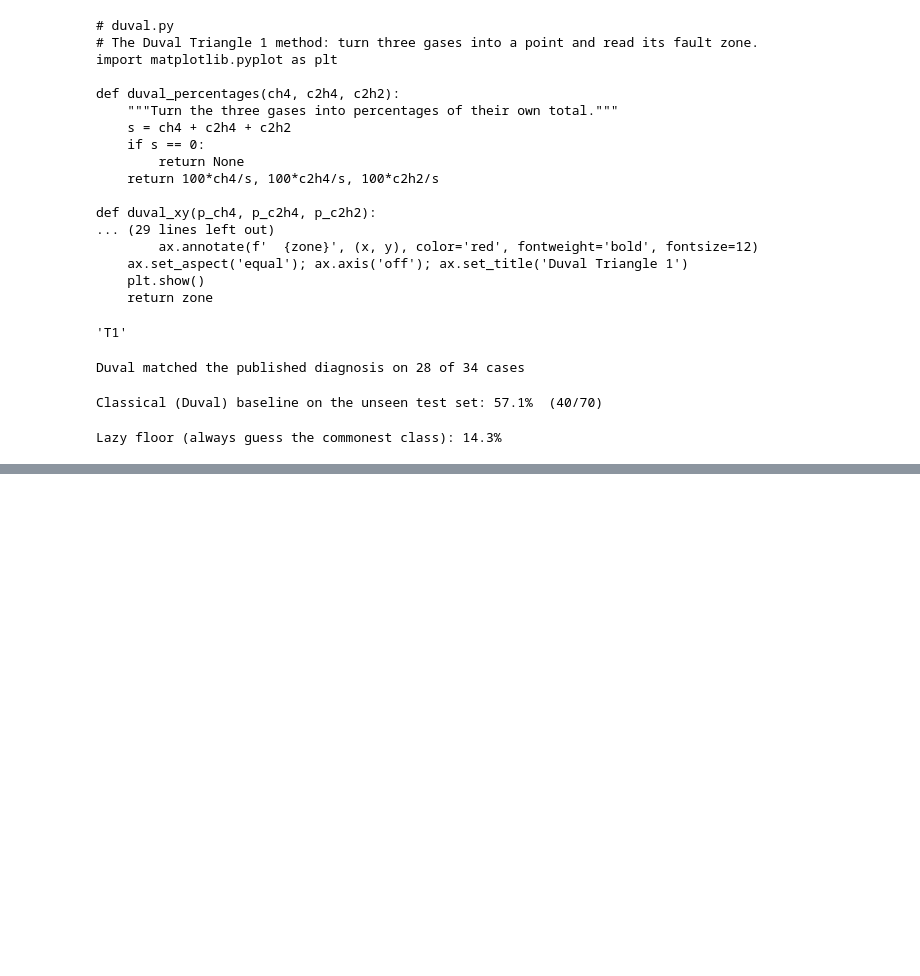
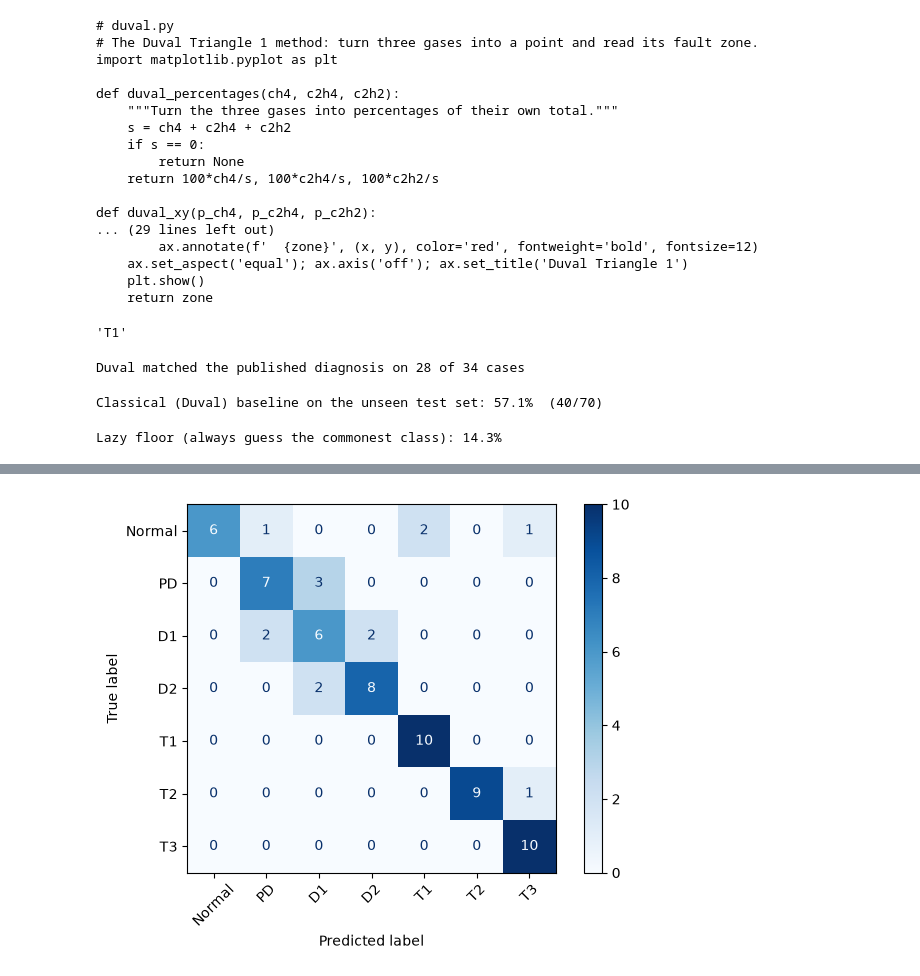
Before and after one commit to AR0714/transformer-health-dga, a Jupyter notebook: notebooks/01_load_and_look.ipynb, the cells around one changed output, grey strips where cells are left out. Saved outputs shown, nothing was run; the diff lists cells and outputs as text; code cells hidden in the pictures; blank space fills up the shorter version.

```diff
--- a/notebooks/01_load_and_look.ipynb
+++ b/notebooks/01_load_and_look.ipynb
@@ -195,0 +209,8 @@ Lazy floor (always guess the commonest class): 14.3%
+# %%
+train = pd.read_excel('../data/DGA_train.xlsx')
+X = build_features(train)      # the clues (features)
+y = train['Fault class']       # the answers (labels)
+
+print("X shape:", X.shape)     # should be (584, 9)
+print(X.columns.tolist())
+X.head()
@@ -195,0 +446,13 @@ Lazy floor (always guess the commonest class): 14.3%
+# %%
+# === STEP 21 — Read the confusion matrix ===
+from sklearn.metrics import ConfusionMatrixDisplay
+import matplotlib.pyplot as plt
+
+names = ['Normal','PD','D1','D2','T1','T2','T3']
+ConfusionMatrixDisplay.from_estimator(
+    xgb, X_test, y_test, display_labels=names, xticks_rotation=45, cmap='Blues')
+plt.tight_layout()
+plt.savefig("../reports/confusion_matrix.png", dpi=150)
+plt.show()
+# %% [output]
+[figure, added]
```
Also changed, not shown: parts of 14 cells of this notebook, 7 other files.
